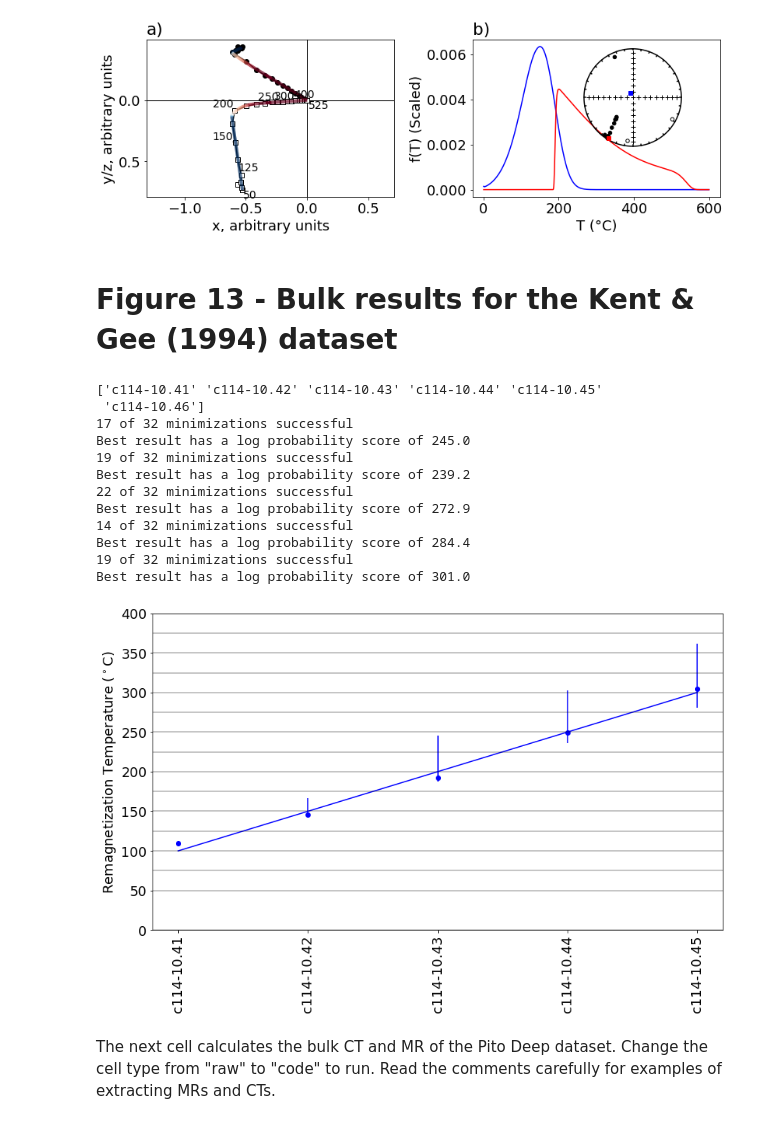
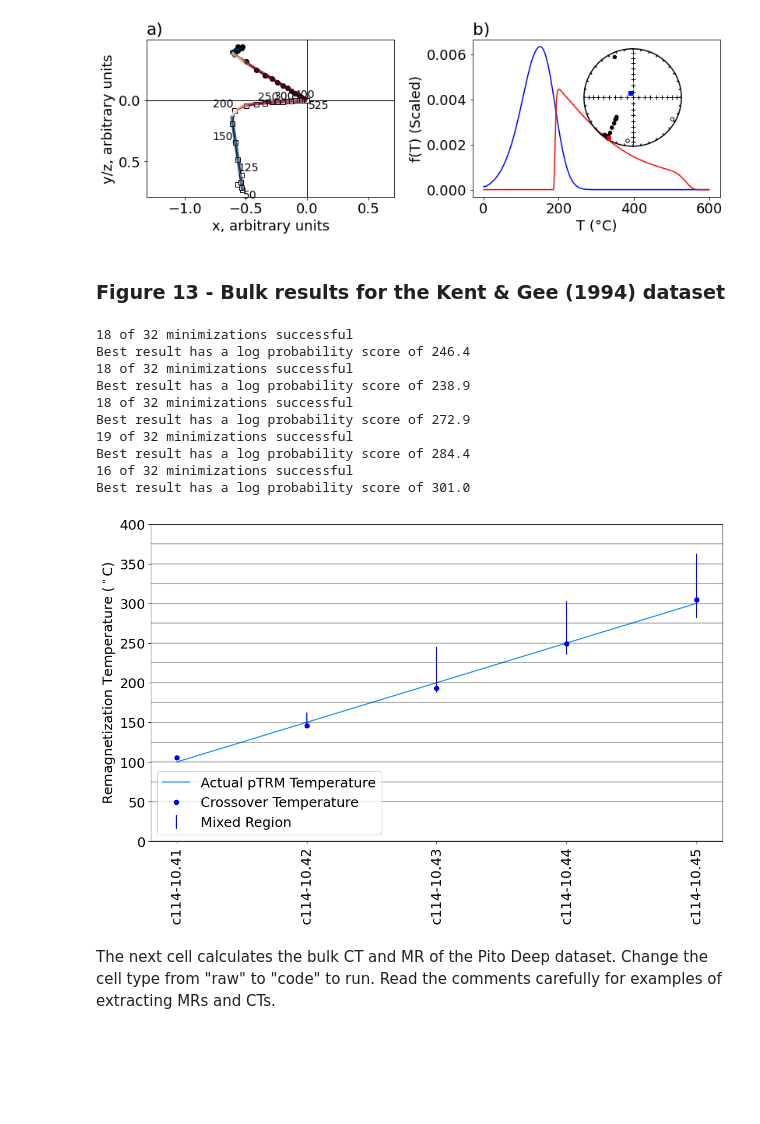
Before and after one commit to bcych/TROUT, a Jupyter notebook: TROUT_Figures.ipynb, the cells around one changed output. Cells and saved outputs as stored; diff of their text form; code cells hidden in the pictures; blank space fills up the shorter version.

```diff
--- a/TROUT_Figures.ipynb
+++ b/TROUT_Figures.ipynb
@@ -348,5 +349,5 @@ plt.savefig('Figures/overlap_index_examples.pdf')
 # %%
-specimen='Jm009f-czb'
+specimen='jm009f-czb'
 zijd_data,Ts_base,Ts_data,Ts,datatype,expon=prepare_specimen_data(specimen,meas_data,sample_data,site_data)
 xs_base=np.linspace(min(Ts_base),max(Ts_base),10000)[:-1]
 fig,ax=plt.subplots(1,3,figsize=(18,4))
@@ -540,5 +734,4 @@ SantosTauxeResults.to_csv('SantosTauxeSpecimens/specimen_fits/results_minimizer.
 # %%
-
 #Set up figure plotting.
 fig=plt.figure(figsize=(14,6))
 ax=fig.add_subplot(1,2,1)
@@ -547,7 +740,7 @@ ipmag.plot_net()
 #Read in data
 meas_data,sample_data,site_data=import_direction_data('SantosTauxeSpecimens/')
 #Odd capitalization amongst speciments- fix this
-specs=data.specimen.str.lower().unique()
+specs=meas_data.specimen.str.lower().unique()
 
 #Read in results from previous cell.
 SantosTauxeResults=pd.read_csv('SantosTauxeSpecimens/specimen_fits/results_minimizer.csv')
@@ -592,20 +785,24 @@ ax.set_title('a)',loc='left')
 #Create plot of Crossover Temperatures and Mixed regions.
 ax=fig.add_subplot(1,2,2)
 
+#Plot expected crossover temperature at 500 degrees
+plt.axhline(500,color='dodgerblue',label='Actual pTRM temperature')
+
 #Plot MR as vertical errorbar
 percentiles=SantosTauxeResults.loc[:,'min_percentile':'max_percentile'].values
-plt.errorbar(specs,(percentiles[:,0]+percentiles[:,1])/2,(percentiles[:,1]-percentiles[:,0])/2,linestyle='',color='b');
+plt.errorbar(specs,(percentiles[:,0]+percentiles[:,1])/2,(percentiles[:,1]-percentiles[:,0])/2,linestyle='',color='b',label='Mixed Region');
 
 #Plot Crossovers as points
 crossings=SantosTauxeResults.crossovers.values
-plt.plot(specs,crossings,'bo')
-#Plot expected crossover temperature at 500 degrees
-plt.axhline(500,color='b')
+plt.plot(specs,crossings,'bo',label='Crossover Temperature')
+
 
 #Figure Layout
 plt.xticks(rotation=90);
-for temp in data.treat_temp.unique()-273:
-    plt.axhline(temp,color='k',alpha=0.3)
+plt.legend(fontsize=12,loc='lower left');
+for temp in meas_data.treat_temp.unique()-273:
+    if temp!=500:
+        plt.axhline(temp,color='k',alpha=0.3)
 plt.ylim(450,550)
 plt.ylabel('Remagnetization Temperature (°C)')
 plt.tight_layout()
@@ -653,43 +850,46 @@ plt.savefig('MORBReheating/'+specimen+'.pdf')
 Best result has a log probability score of 272.9
 [figure]
 # %% [markdown]
-# Figure 13 - Bulk results for the Kent & Gee (1994) dataset
+### Figure 13 - Bulk results for the Kent & Gee (1994) dataset
 # %%
 plt.figure(figsize=(12,8))
+meas_data,sample_data,site_data=import_direction_data('MORBReheating/')
+specimens=meas_data.specimen.unique()
 
 #Plot line with expected value of specimens.
-plt.plot(specimens[:-1],[100,150,200,250,300],'b')
+plt.plot(specimens[:-1],[100,150,200,250,300],color='dodgerblue',label='Actual pTRM Temperature')
 
 for specimen in specimens[:-1]:
     #Plot Zijderveld data
     zijd_data,Ts_base,Ts_data,Ts,datatype,expon=prepare_specimen_data(specimen,meas_data,sample_data,site_data)
     par_dict,alt_par_dicts=find_best_fit_model(zijd_data,Ts_data,2,
                                        post_func=post_func_sigma_psi)
     pdfs,crossovers,lowers,uppers=calc_overlap_range(par_dict,Ts_base,expon)
     plt.plot(specimen,crossovers[0,1],'bo')
     plt.errorbar(specimen,(lowers[0,1]+uppers[0,1])/2,(uppers[0,1]-lowers[0,1])/2,color='b')
 for temp in Ts_base:
     plt.axhline(temp,color='k',alpha=0.3)
 
+plt.plot(specimen,500,'bo',label='Crossover Temperature')
+plt.errorbar(specimen,500,yerr=1,color='b',linestyle='',label='Mixed Region')
 plt.ylim(0,400)
 plt.xticks(rotation='vertical')
 plt.ylabel('Remagnetization Temperature ($^\circ$C)')
+plt.legend();
 plt.tight_layout();
 plt.savefig('MORBReheating/temp_results.pdf')
 # %% [output]
-['c114-10.41' 'c114-10.42' 'c114-10.43' 'c114-10.44' 'c114-10.45'
- 'c114-10.46']
-17 of 32 minimizations successful
-Best result has a log probability score of 245.0
+18 of 32 minimizations successful
+Best result has a log probability score of 246.4
+18 of 32 minimizations successful
+Best result has a log probability score of 238.9
+18 of 32 minimizations successful
+Best result has a log probability score of 272.9
 19 of 32 minimizations successful
-Best result has a log probability score of 239.2
-22 of 32 minimizations successful
-Best result has a log probability score of 272.9
-14 of 32 minimizations successful
 Best result has a log probability score of 284.4
-19 of 32 minimizations successful
+16 of 32 minimizations successful
 Best result has a log probability score of 301.0
-[figure, old version]
+[figure, new version]
 # %% [markdown]
 The next cell calculates the bulk CT and MR of the Pito Deep dataset. Change the cell type from "raw" to "code" to run. Read the comments carefully for examples of extracting MRs and CTs.
 # %% [raw]
```
Also changed, not shown: parts of 28 cells of this notebook, 13 other files.
